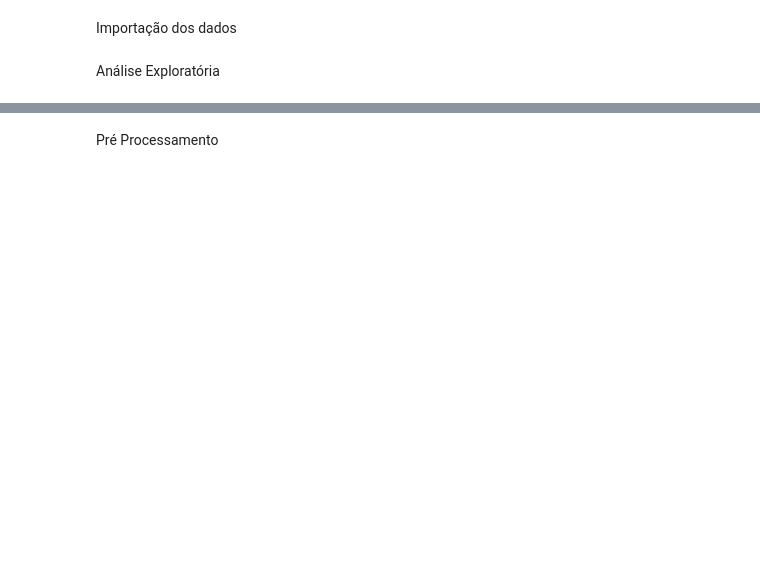
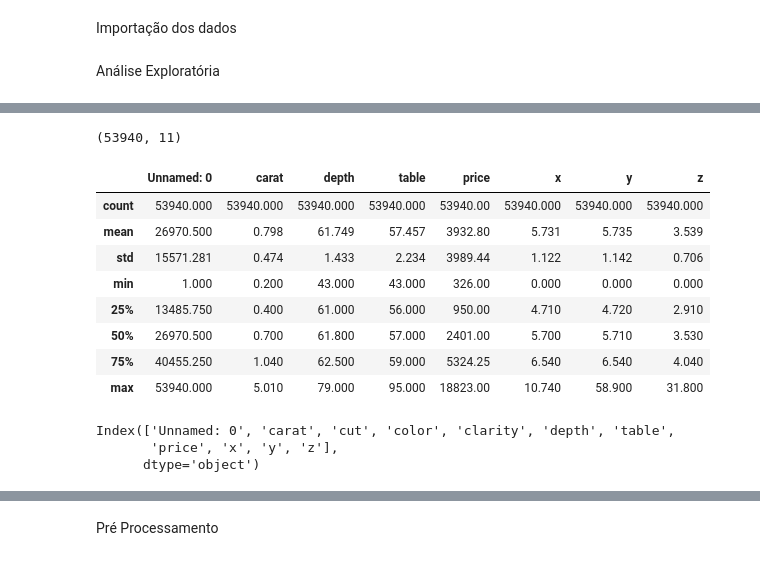
Before and after one commit to Santlago/FIAP, a Jupyter notebook: 2ANO/IOT/2aula-02-15/Aula_01_Modelo_Notebook.ipynb, the cells around one changed output, grey strips where cells are left out. Drawn from its saved outputs; the diff is of its cells as text; code cells hidden in the pictures; blank space fills up the shorter version.

```diff
--- a/2ANO/IOT/2aula-02-15/Aula_01_Modelo_Notebook.ipynb
+++ b/2ANO/IOT/2aula-02-15/Aula_01_Modelo_Notebook.ipynb
@@ -33,8 +56,27 @@ Análise Exploratória
 # %%
 # Quantas linhas e colunas tem o Data Frame?
+dados.shape
+# %% [output]
+(53940, 11)
 # %%
 # Estatísticas descritivas
+dados.describe().round(3)
+# %% [output]
+|  | Unnamed: 0 | carat | depth | table | price | x | y | z |
+| count | 53940.000 | 53940.000 | 53940.000 | 53940.000 | 53940.00 | 53940.000 | 53940.000 | 53940.000 |
+| mean | 26970.500 | 0.798 | 61.749 | 57.457 | 3932.80 | 5.731 | 5.735 | 3.539 |
+| std | 15571.281 | 0.474 | 1.433 | 2.234 | 3989.44 | 1.122 | 1.142 | 0.706 |
+| min | 1.000 | 0.200 | 43.000 | 43.000 | 326.00 | 0.000 | 0.000 | 0.000 |
+| 25% | 13485.750 | 0.400 | 61.000 | 56.000 | 950.00 | 4.710 | 4.720 | 2.910 |
+| 50% | 26970.500 | 0.700 | 61.800 | 57.000 | 2401.00 | 5.700 | 5.710 | 3.530 |
+| 75% | 40455.250 | 1.040 | 62.500 | 59.000 | 5324.25 | 6.540 | 6.540 | 4.040 |
+| max | 53940.000 | 5.010 | 79.000 | 95.000 | 18823.00 | 10.740 | 58.900 | 31.800 |
 # %%
 # Nomes das colunas
+dados.columns
+# %% [output]
+Index(['Unnamed: 0', 'carat', 'cut', 'color', 'clarity', 'depth', 'table',
+       'price', 'x', 'y', 'z'],
+      dtype='object')
 # %%
 # Informações do formato de dados das colunas
```
Also changed, not shown: parts of 24 cells of this notebook, 1 other file.
